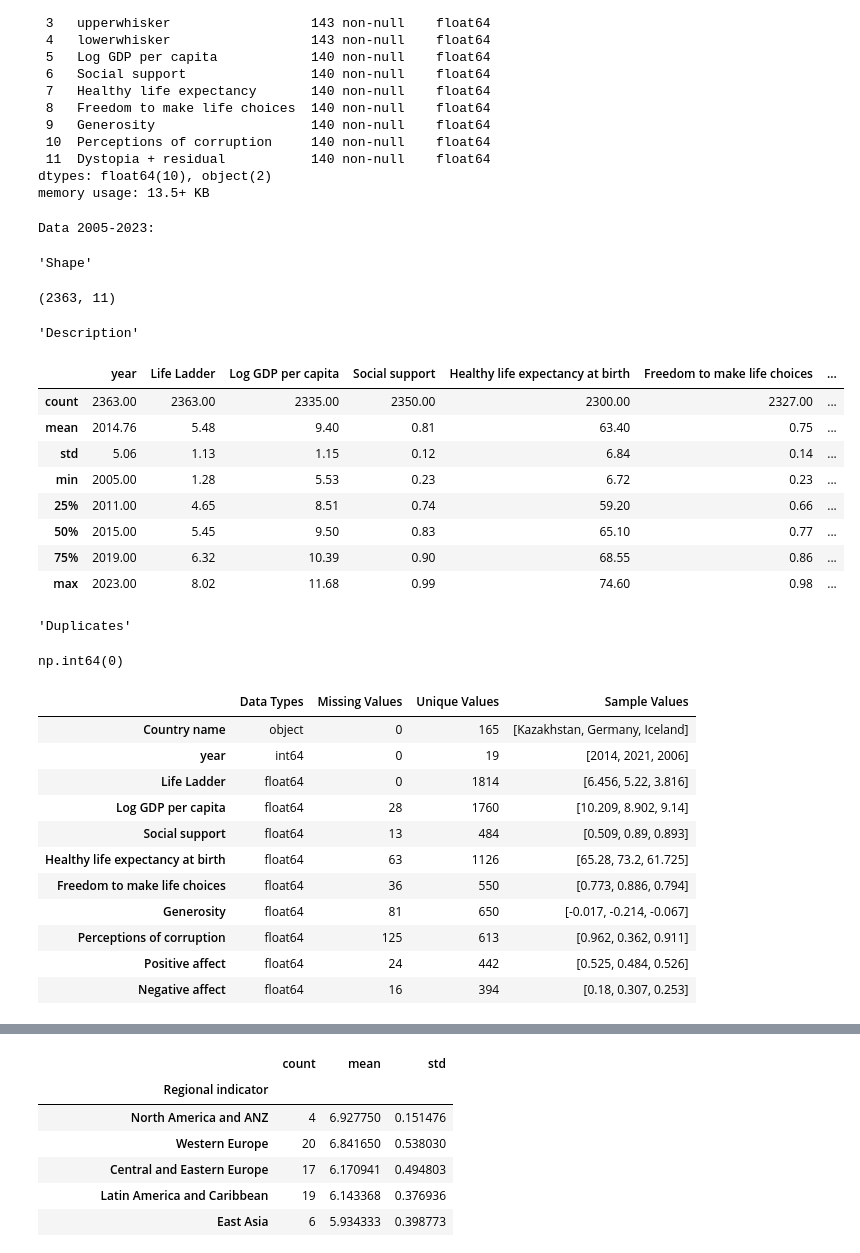
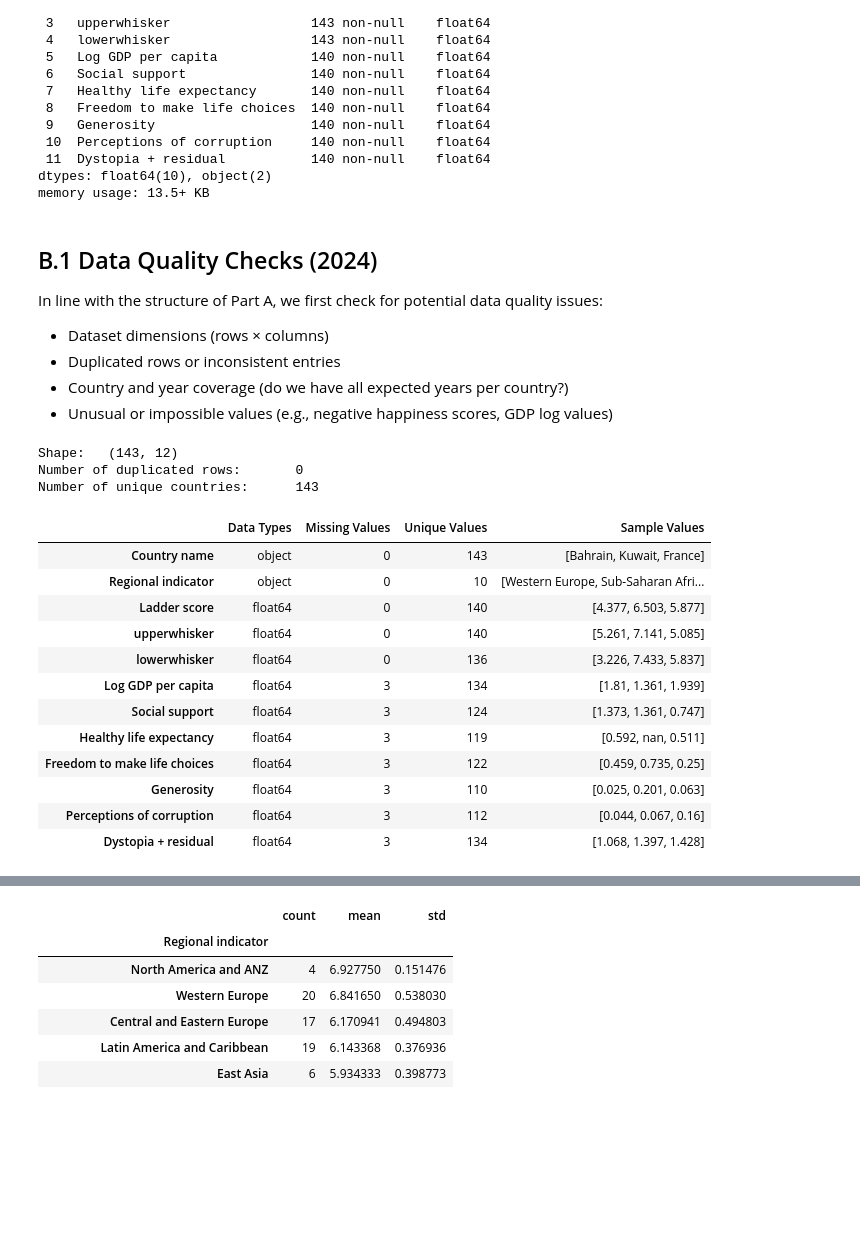
Before and after one commit to CNSM97/portfolio_project, a Jupyter notebook: notebooks/01_exploration.ipynb, the cells around one changed output, grey strips where cells are left out. Saved outputs shown, nothing was run; the diff lists cells and outputs as text; code cells hidden in the pictures; blank space fills up the shorter version.

```diff
--- a/notebooks/01_exploration.ipynb
+++ b/notebooks/01_exploration.ipynb
@@ -529,51 +539,49 @@ Data columns (total 12 columns):
  11  Dystopia + residual           140 non-null    float64
 dtypes: float64(10), object(2)
 memory usage: 13.5+ KB
+# %% [markdown]
+## B.1 Data Quality Checks (2024)
+
+In line with the structure of Part A, we first check for potential data quality issues:
+- Dataset dimensions (rows × columns)
+- Duplicated rows or inconsistent entries
+- Country and year coverage (do we have all expected years per country?)
+- Unusual or impossible values (e.g., negative happiness scores, GDP log values)
 # %%
-print('Data 2005-2023:')
-display(
-    "Shape",
-    df_all_years.shape,
-    "Description",
-    df_all_years.describe().round(2),
-    "Duplicates",
-    df_all_years.duplicated().sum(),
+# Quality checks
+print(
+    "Shape:\t",
+    df_2024.shape,
+    "\nNumber of duplicated rows:\t",
+    df_2024.duplicated().sum(),
+    "\nNumber of unique countries:\t",
+    df_2024['Country name'].nunique()
 )
+
 
 
 pd.DataFrame(
     {
-        "Data Types": df_all_years.dtypes,
-        "Missing Values": df_all_years.isnull().sum(),
-        "Unique Values": df_all_years.nunique(),
-        "Sample Values": [df_all_years[col].sample(3).tolist() for col in df_all_years.columns]
+        "Data Types": df_2024.dtypes,
+        "Missing Values": df_2024.isnull().sum(),
+        "Unique Values": df_2024.nunique(),
+        "Sample Values": [df_2024[col].sample(3).tolist() for col in df_2024.columns]
     })
 # %% [output]
-Data 2005-2023:
+Shape:   (143, 12)
+Number of duplicated rows:       0
+Number of unique countries:      143
-'Shape'
-(2363, 11)
-'Description'
-|  | year | Life Ladder | Log GDP per capita | Social support | Healthy life expectancy at birth | Freedom to make life choices | ... |
-| count | 2363.00 | 2363.00 | 2335.00 | 2350.00 | 2300.00 | 2327.00 | ... |
-| mean | 2014.76 | 5.48 | 9.40 | 0.81 | 63.40 | 0.75 | ... |
-| std | 5.06 | 1.13 | 1.15 | 0.12 | 6.84 | 0.14 | ... |
-| min | 2005.00 | 1.28 | 5.53 | 0.23 | 6.72 | 0.23 | ... |
-| 25% | 2011.00 | 4.65 | 8.51 | 0.74 | 59.20 | 0.66 | ... |
-| 50% | 2015.00 | 5.45 | 9.50 | 0.83 | 65.10 | 0.77 | ... |
-| 75% | 2019.00 | 6.32 | 10.39 | 0.90 | 68.55 | 0.86 | ... |
-| max | 2023.00 | 8.02 | 11.68 | 0.99 | 74.60 | 0.98 | ... |
+|  | Data Types | Missing Values | Unique Values | Sample Values |
+| Country name | object | 0 | 143 | [Bahrain, Kuwait, France] |
+| Regional indicator | object | 0 | 10 | [Western Europe, Sub-Saharan Afri... |
+| Ladder score | float64 | 0 | 140 | [4.377, 6.503, 5.877] |
+| upperwhisker | float64 | 0 | 140 | [5.261, 7.141, 5.085] |
+| lowerwhisker | float64 | 0 | 136 | [3.226, 7.433, 5.837] |
+| Log GDP per capita | float64 | 3 | 134 | [1.81, 1.361, 1.939] |
+| Social support | float64 | 3 | 124 | [1.373, 1.361, 0.747] |
+| Healthy life expectancy | float64 | 3 | 119 | [0.592, nan, 0.511] |
+| Freedom to make life choices | float64 | 3 | 122 | [0.459, 0.735, 0.25] |
+| Generosity | float64 | 3 | 110 | [0.025, 0.201, 0.063] |
+| Perceptions of corruption | float64 | 3 | 112 | [0.044, 0.067, 0.16] |
+| Dystopia + residual | float64 | 3 | 134 | [1.068, 1.397, 1.428] |
-'Duplicates'
-np.int64(0)
-|  | Data Types | Missing Values | Unique Values | Sample Values |
-| Country name | object | 0 | 165 | [Kazakhstan, Germany, Iceland] |
-| year | int64 | 0 | 19 | [2014, 2021, 2006] |
-| Life Ladder | float64 | 0 | 1814 | [6.456, 5.22, 3.816] |
-| Log GDP per capita | float64 | 28 | 1760 | [10.209, 8.902, 9.14] |
-| Social support | float64 | 13 | 484 | [0.509, 0.89, 0.893] |
-| Healthy life expectancy at birth | float64 | 63 | 1126 | [65.28, 73.2, 61.725] |
-| Freedom to make life choices | float64 | 36 | 550 | [0.773, 0.886, 0.794] |
-| Generosity | float64 | 81 | 650 | [-0.017, -0.214, -0.067] |
-| Perceptions of corruption | float64 | 125 | 613 | [0.962, 0.362, 0.911] |
-| Positive affect | float64 | 24 | 442 | [0.525, 0.484, 0.526] |
-| Negative affect | float64 | 16 | 394 | [0.18, 0.307, 0.253] |
 # %% [markdown]
```
Also changed, not shown: parts of 27 cells of this notebook.
